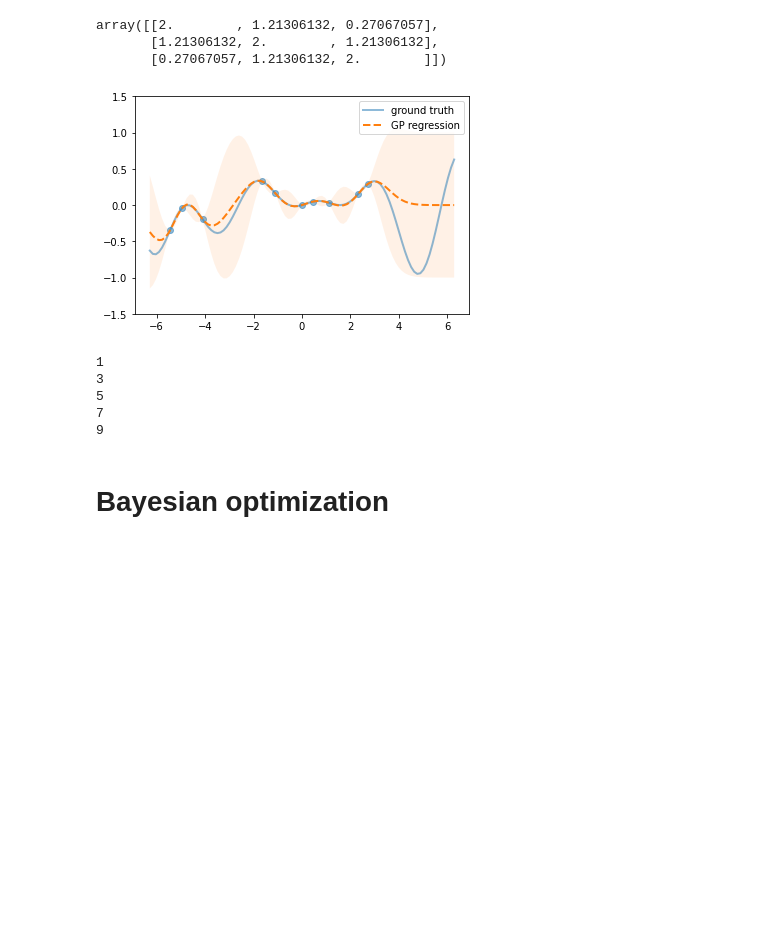
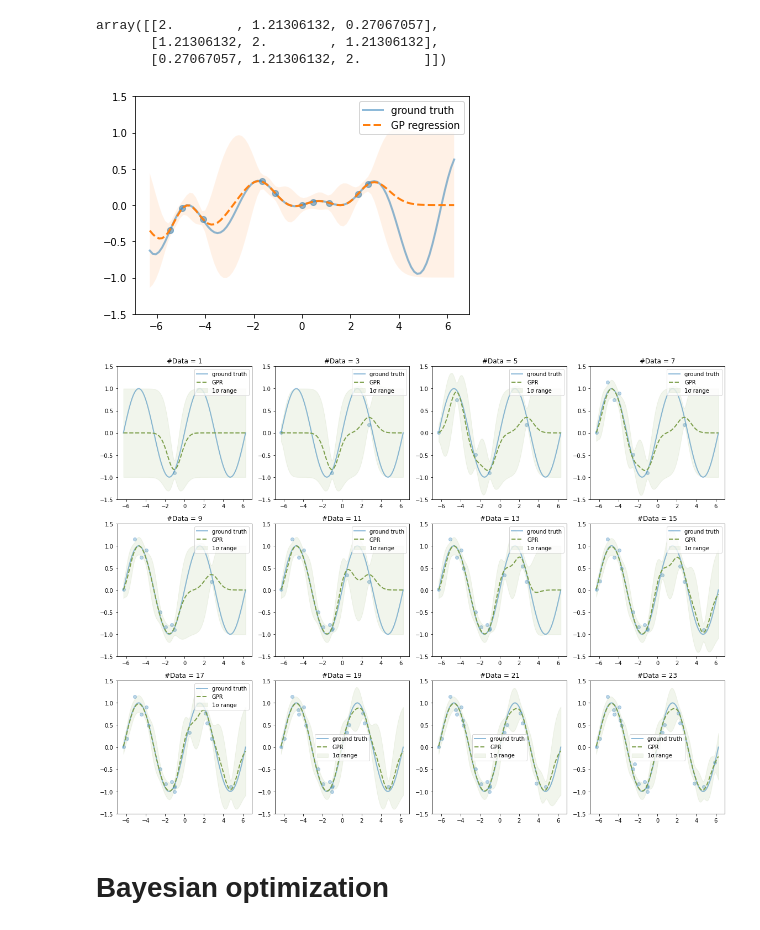
Before and after one commit to h16ki/ising, a Jupyter notebook: src/bayes.ipynb, the cells around one changed output. Saved outputs shown, nothing was run; the diff lists cells and outputs as text; code cells hidden in the pictures; blank space fills up the shorter version.

```diff
--- a/src/bayes.ipynb
+++ b/src/bayes.ipynb
@@ -701,7 +708,7 @@ if __name__ == '__main__':
     # plt.scatter(x, y+np.random.normal(0, 0.2, len(x)), alpha=0.5)
     plt.scatter(x, y, alpha=0.5)
 
-    rg = LinearRegression(model="gaussian", train=Train(inputs=x, targets=y))
+    rg = LinearRegression(model="gaussian", train=Train(inputs=x, targets=y), noise=(0.0, 0.1))
     x = 2.0 * np.pi * np.linspace(-1, 1, 100)
     # y = rg.regression(x)
     y, cov = rg.regression(x)
@@ -720,15 +727,45 @@ if __name__ == '__main__':
     plt.show()
     # print(np.diag(var))
 # %% [output]
-[figure, old version]
+[figure, new version]
-# %%
-for i in range(1, 10, 2):
-    print(i)
-# %% [output]
-1
-3
-5
-7
-9
+# %%
+from matplotlib.backends.backend_pdf import PdfPages
+
+np.random.seed(seed=1)
+N = 24
+train_x = 2.0 * np.pi * (2*np.random.rand(N)-1)
+noise = np.random.normal(0, 0.2, N)
+target = lambda x: (np.sin(x) + 0*np.cos(2*x))
+fig = plt.figure(figsize=(16,12))
+fname = "gaussian_process_regression.pdf"
+
+for n in range(1, N//2 + 1):
+    ax = fig.add_subplot(3, 4, n)
+    x = train_x[:2*n-1]
+    y = target(x)
+    ax.scatter(x, y+noise[:2*n-1], alpha=0.3)
+
+    rg = LinearRegression(model="gaussian", train=Train(inputs=x, targets=y), noise=(0, 0.2))
+    x = 2.0 * np.pi * np.linspace(-1, 1, 100)
+    # y = rg.regression(x)
+    y, cov = rg.regression(x)
+    var = np.diag(cov)
+
+    ax.plot(x, target(x), alpha=0.5, label="ground truth", linewidth=2)
+
+    ax.plot(x, y, label="GPR", c="#7d9f4c", linestyle="--", linewidth=2)
+    # plt.plot(x, y + np.sqrt(var), alpha=0.5)
+    # plt.plot(x, y - np.sqrt(var), alpha=0.5)
+    ax.fill_between(x, y + np.sqrt(var), y - np.sqrt(var), alpha=0.1, color="#7d9f4c", label="1σ range")
+    ax.set_ylim(-1.5, 1.5)
+    ax.legend()
+    ax.set_title(f"#Data = {2*n-1}")
+
+plt.tight_layout()
+plt.show()
+# with PdfPages("images/"+fname) as pdf:
+#     pdf.savefig(fig)
+# %% [output]
+[figure, added]
 # %% [markdown]
 # Bayesian optimization
```
Also changed, not shown: parts of 6 cells of this notebook, 3 other files.
